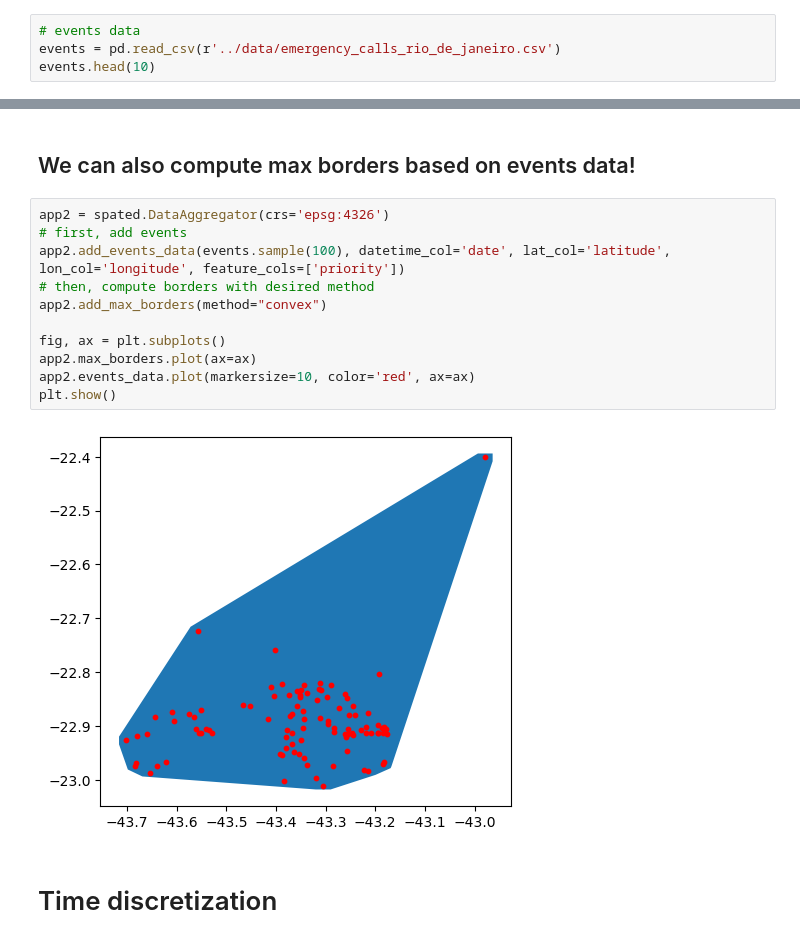
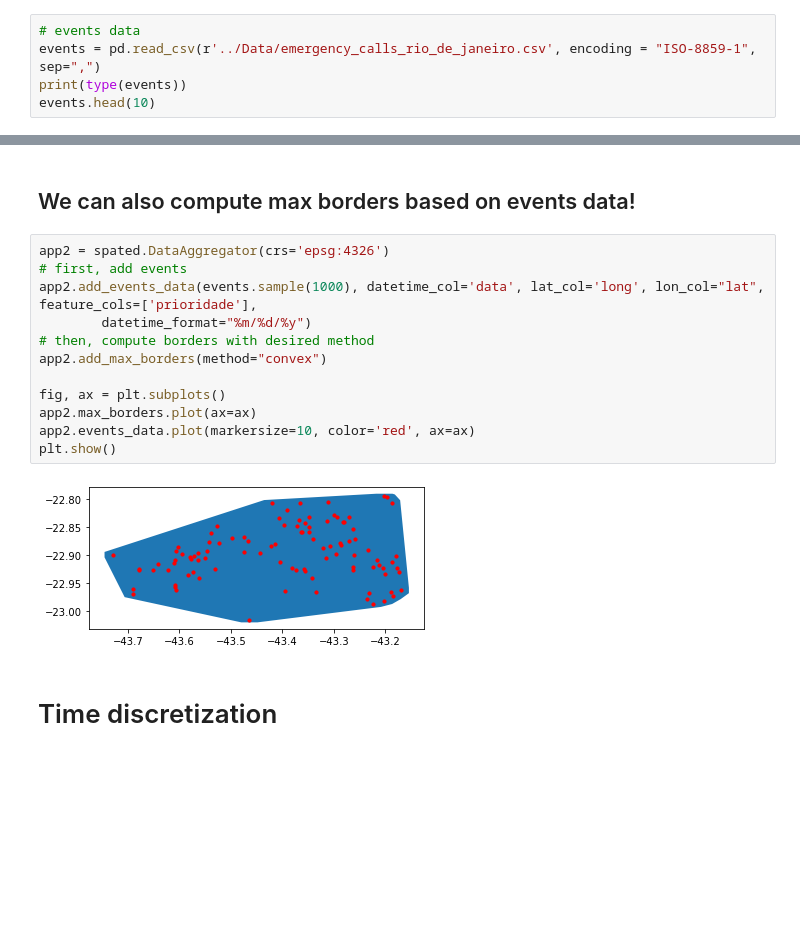
Before and after one commit to vguigues/LASPATED, a Jupyter notebook: Discretization/usage_example.ipynb, the cells around one changed output, grey strips where cells are left out. Drawn from its saved outputs; the diff is of its cells as text; blank space fills up the shorter version.

```diff
--- a/Discretization/usage_example.ipynb
+++ b/Discretization/usage_example.ipynb
@@ -28,6 +28,7 @@ app.max_borders.plot()
 # Events data
 # %%
 # events data
-events = pd.read_csv(r'../data/emergency_calls_rio_de_janeiro.csv')
+events = pd.read_csv(r'../Data/emergency_calls_rio_de_janeiro.csv', encoding = "ISO-8859-1", sep=",")
+print(type(events))
 events.head(10)
 # %% [output]
@@ -56,16 +59,17 @@ plt.show()
 # %%
 app2 = spated.DataAggregator(crs='epsg:4326')
 # first, add events
-app2.add_events_data(events.sample(100), datetime_col='date', lat_col='latitude', lon_col='longitude', feature_cols=['priority'])
+app2.add_events_data(events.sample(1000), datetime_col='data', lat_col='long', lon_col="lat", feature_cols=['prioridade'],
+        datetime_format="%m/%d/%y")
 # then, compute borders with desired method
 app2.add_max_borders(method="convex")
 
 fig, ax = plt.subplots()
 app2.max_borders.plot(ax=ax)
 app2.events_data.plot(markersize=10, color='red', ax=ax)
 plt.show()
 # %% [output]
-[figure, old version]
+[figure, new version]
 # %% [markdown]
 # Time discretization
 # %% [markdown]
```
Also changed, not shown: parts of 22 cells of this notebook, 56 other files.
